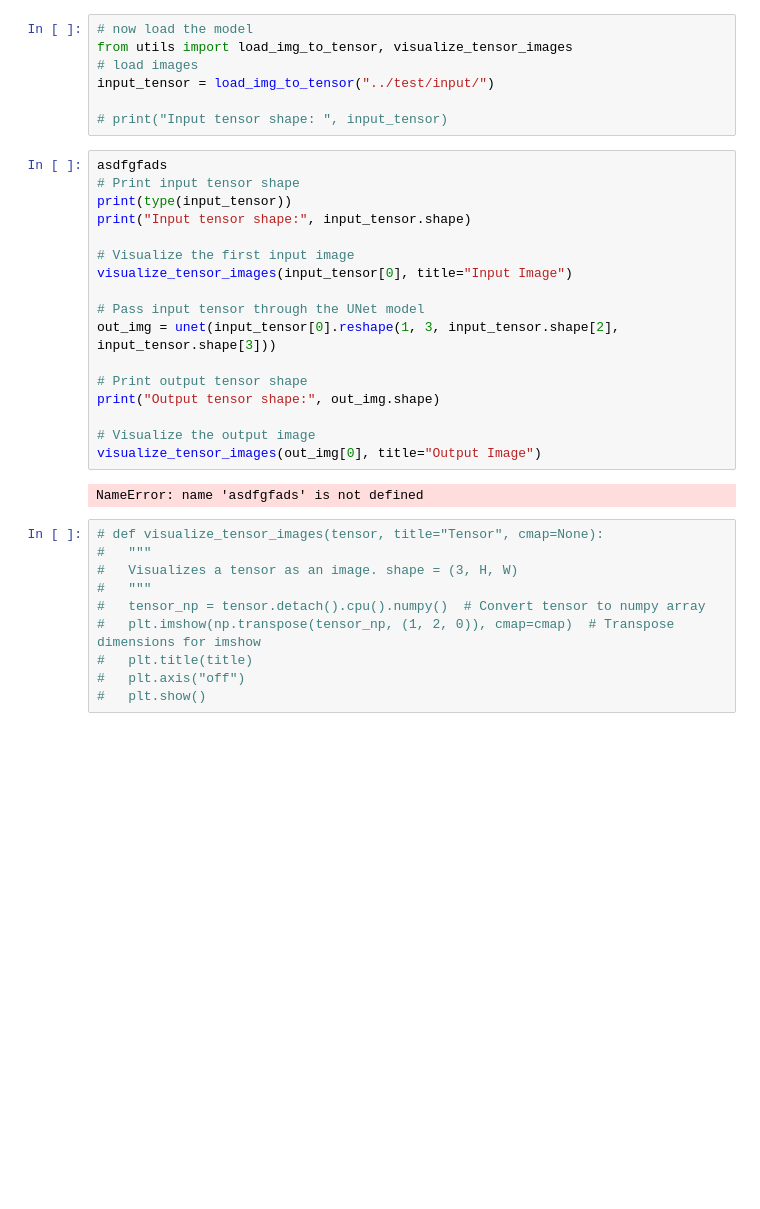
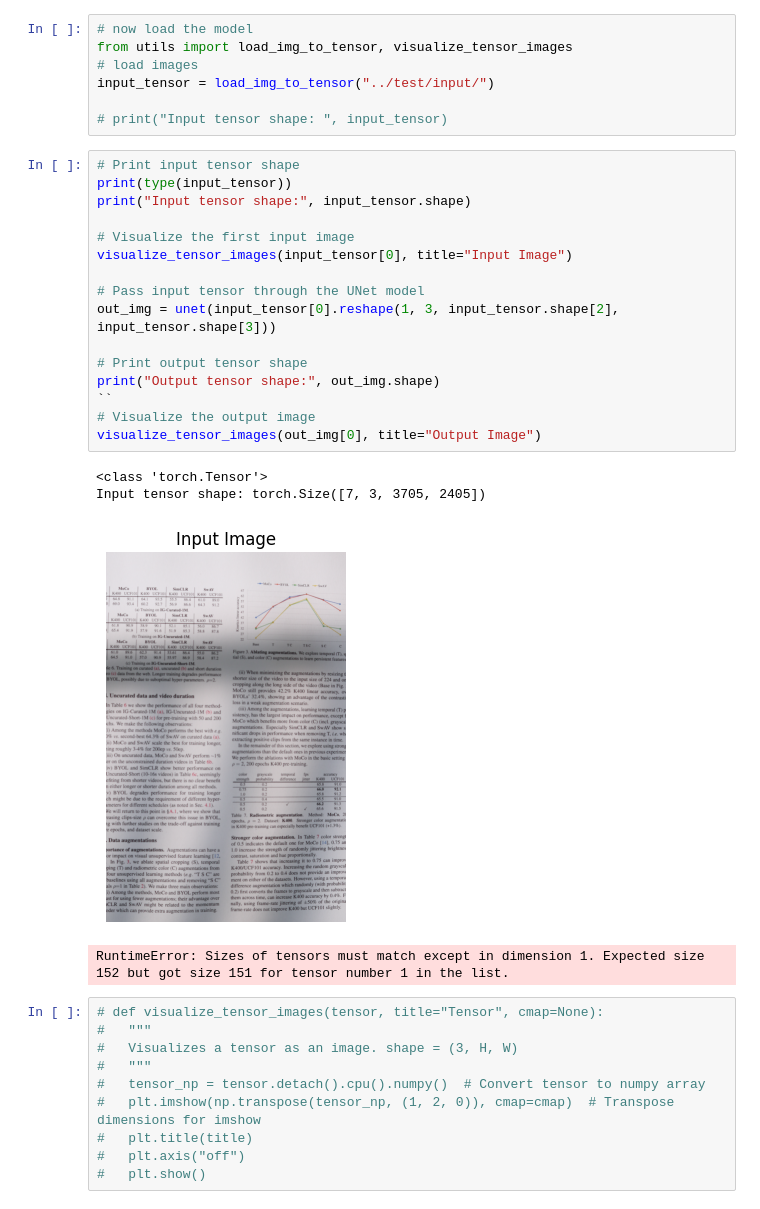
Before and after one commit to PranavAga/LP-IOANet, a Jupyter notebook: IOnet/Unet_laoding.ipynb, the cells around one changed output. Drawn from its saved outputs; the diff is of its cells as text; blank space fills up the shorter version.

```diff
--- a/IOnet/Unet_laoding.ipynb
+++ b/IOnet/Unet_laoding.ipynb
@@ -73,24 +73,26 @@ input_tensor = load_img_to_tensor("../test/input/")
 
 # print("Input tensor shape: ", input_tensor)
 # %%
-asdfgfads
 # Print input tensor shape
 print(type(input_tensor))
 print("Input tensor shape:", input_tensor.shape)
 
 # Visualize the first input image
 visualize_tensor_images(input_tensor[0], title="Input Image")
 
 # Pass input tensor through the UNet model
 out_img = unet(input_tensor[0].reshape(1, 3, input_tensor.shape[2], input_tensor.shape[3]))
 
 # Print output tensor shape
 print("Output tensor shape:", out_img.shape)
-
+``
 # Visualize the output image
 visualize_tensor_images(out_img[0], title="Output Image")
 # %% [output]
-NameError: name 'asdfgfads' is not defined
+<class 'torch.Tensor'>
+Input tensor shape: torch.Size([7, 3, 3705, 2405])
+[figure, added]
+RuntimeError: Sizes of tensors must match except in dimension 1. Expected size 152 but got size 151 for tensor number 1 in the list.
 # %%
 # def visualize_tensor_images(tensor, title="Tensor", cmap=None):
 # 	"""
```
Also changed, not shown: parts of 1 cell of this notebook, 14 other files.
